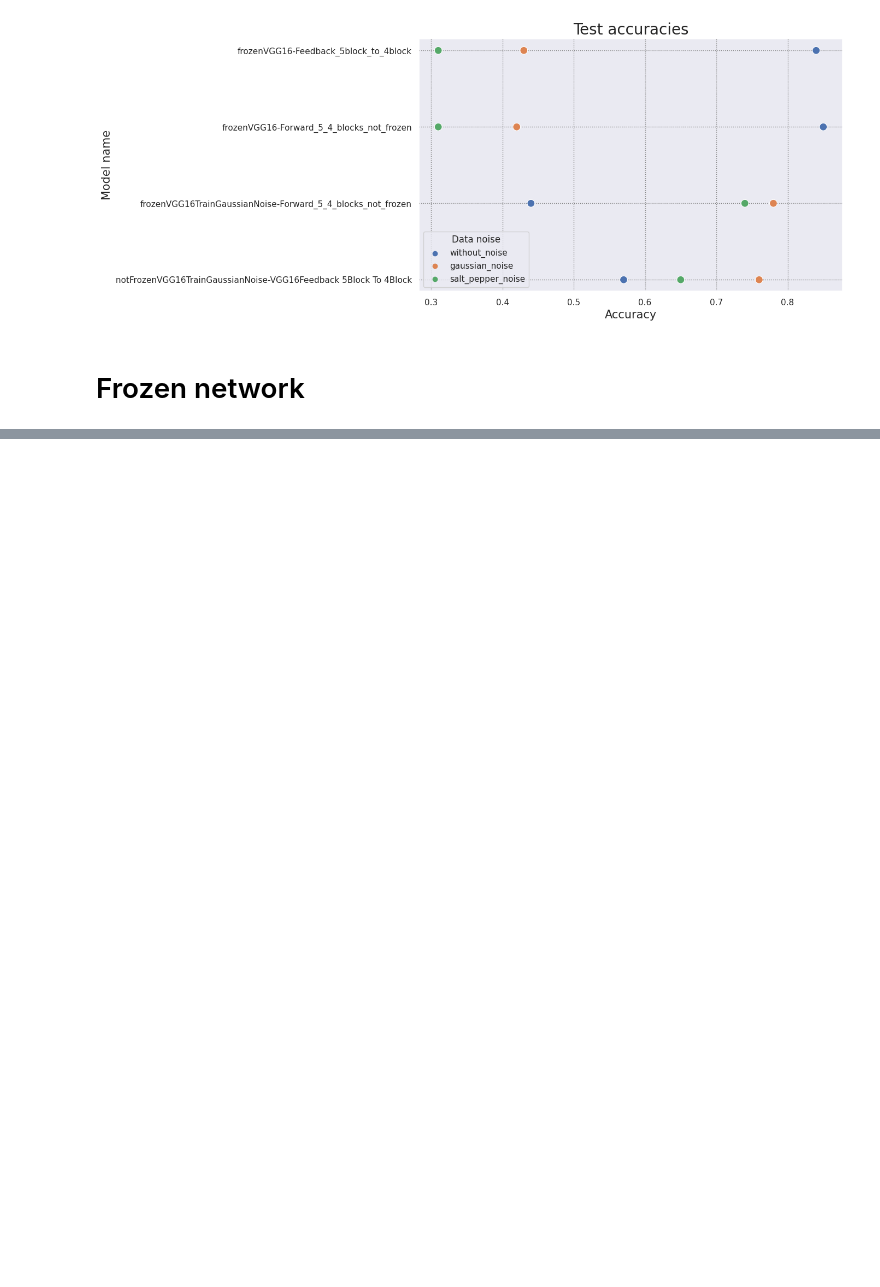
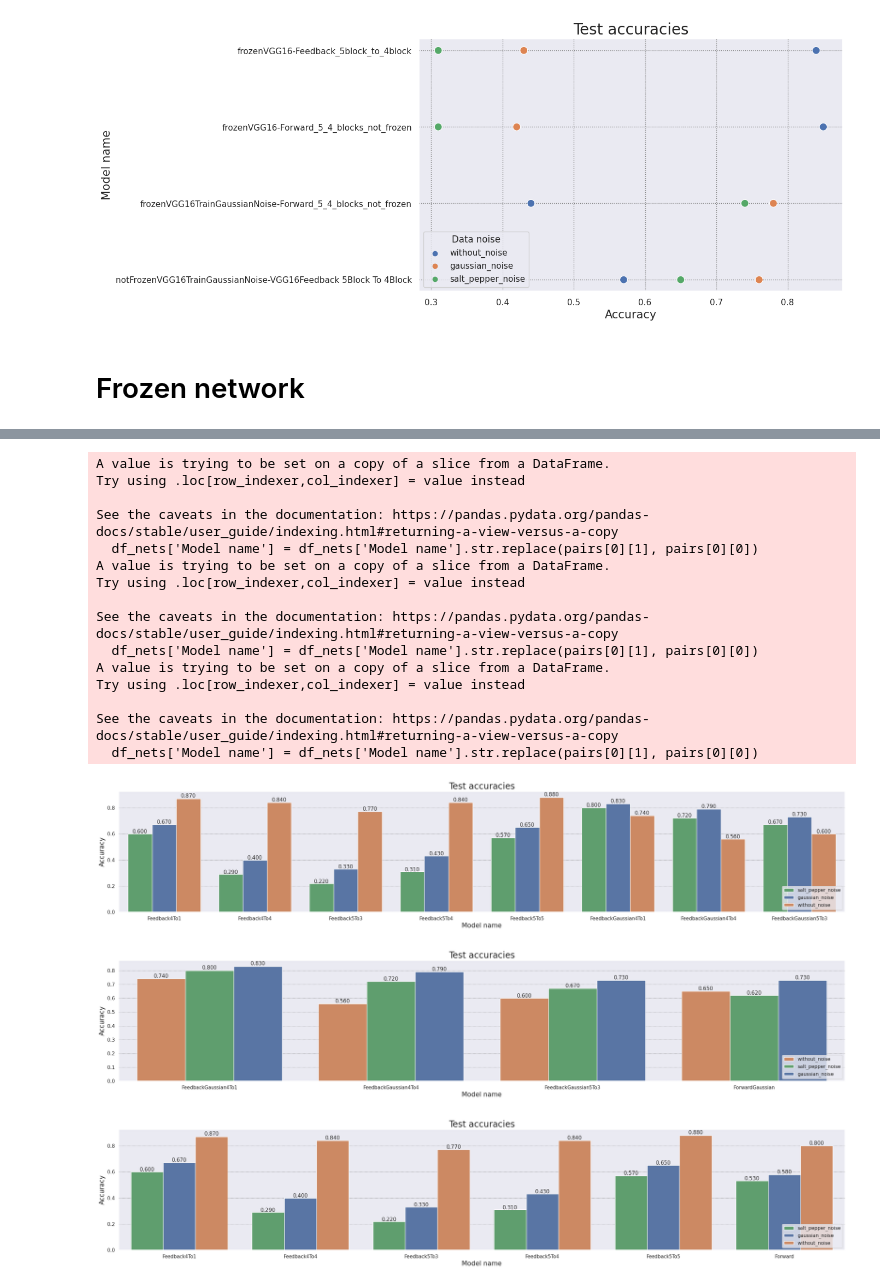
Before and after one commit to Tmozovka/ProjectFeedbackNetworks, a Jupyter notebook: notebooks/Visualise accuracies.ipynb, the cells around one changed output, grey strips where cells are left out. Cells and saved outputs as stored; diff of their text form; code cells hidden in the pictures; blank space fills up the shorter version.

```diff
--- a/notebooks/Visualise accuracies.ipynb
+++ b/notebooks/Visualise accuracies.ipynb
@@ -170,0 +238,50 @@ plot_bar_plot(answer_research_question3.sort_values(by="Model name", ascending=T
+# %%
+def plot_bar_based_on_pairs(pairs, figsize=(30,5)):
+    df_nets = training_res.loc[(training_res['Model name'].str.contains(pairs[0][1]))]
+    df_nets['Model name'] = df_nets['Model name'].str.replace(pairs[0][1], pairs[0][0])
+
+    for fn, f in pairs[1:]:
+        df_nets = pd.concat([df_nets,
+                            training_res.loc[(training_res['Model name'].str.contains(f))]])
+        df_nets.drop(df_nets[df_nets['Model name'].str.contains("projection") | df_nets['Model name'].str.contains("not_frozen")].index, inplace = True)
+        df_nets['Model name'] = df_nets['Model name'].str.replace(f, fn)
+
+    plot_bar_plot(df_nets.sort_values(by=["Model name", "Accuracy","Data noise"], ascending=True), figsize=figsize)
+# %%
+just_feedback_gaussian = [(fn, f) for _, _, fn, f in compare_pairs_gaussian]
+compare_pairs = [("Forward543Frozen","frozenVGG16-Forward_5_4_3_blocks_not_frozen", "Feedback5To3","frozenVGG16-Feedback_5block_to_3block"),\
+                ("Forward54Frozen","frozenVGG16-Forward_5_4_blocks_not_frozen", "Feedback5To4", "frozenVGG16-Feedback_5block_to_4block"),\
+                ("Forward54Frozen","frozenVGG16-Forward_5_4_blocks_not_frozen", "Feedback4To4","frozenVGG16-Feedback_4block_to_4block"),\
+                ("Forward5Frozen","frozenVGG16-Forward_5block_not_frozen", "Feedback5To5","frozenVGG16-Feedback_5block_to_5block"),\
+                ("Forward5Frozen","frozenVGG16-Forward_5block_not_frozen", "Feedback4To1","frozenVGG16-Feedback_4block_to_1block")]
+forward = [("Forward", "frozenVGG16-Forward"), ("ForwardGaussian", "frozenVGG16TrainGaussianNoise-Forward")]
+just_feedback = [(fn, f) for _, _, fn, f in compare_pairs]
+just_feedback.extend(just_feedback_gaussian)
+plot_bar_based_on_pairs(just_feedback)
+
+gaussian = just_feedback_gaussian.copy()
+gaussian.extend([forward[1],])
+plot_bar_based_on_pairs(gaussian)
+
+not_gaussian = [(fn, f) for _, _, fn, f in compare_pairs]
+not_gaussian.extend([forward[0],])
+plot_bar_based_on_pairs(not_gaussian)
+# %% [output]
+A value is trying to be set on a copy of a slice from a DataFrame.
+Try using .loc[row_indexer,col_indexer] = value instead
+
+See the caveats in the documentation: https://pandas.pydata.org/pandas-docs/stable/user_guide/indexing.html#returning-a-view-versus-a-copy
+  df_nets['Model name'] = df_nets['Model name'].str.replace(pairs[0][1], pairs[0][0])
+A value is trying to be set on a copy of a slice from a DataFrame.
+Try using .loc[row_indexer,col_indexer] = value instead
+
+See the caveats in the documentation: https://pandas.pydata.org/pandas-docs/stable/user_guide/indexing.html#returning-a-view-versus-a-copy
+  df_nets['Model name'] = df_nets['Model name'].str.replace(pairs[0][1], pairs[0][0])
+A value is trying to be set on a copy of a slice from a DataFrame.
+Try using .loc[row_indexer,col_indexer] = value instead
+
+See the caveats in the documentation: https://pandas.pydata.org/pandas-docs/stable/user_guide/indexing.html#returning-a-view-versus-a-copy
+  df_nets['Model name'] = df_nets['Model name'].str.replace(pairs[0][1], pairs[0][0])
+[figure, added]
+[figure, added]
+[figure, added]
```
Also changed, not shown: parts of 18 cells of this notebook, 15 other files.
